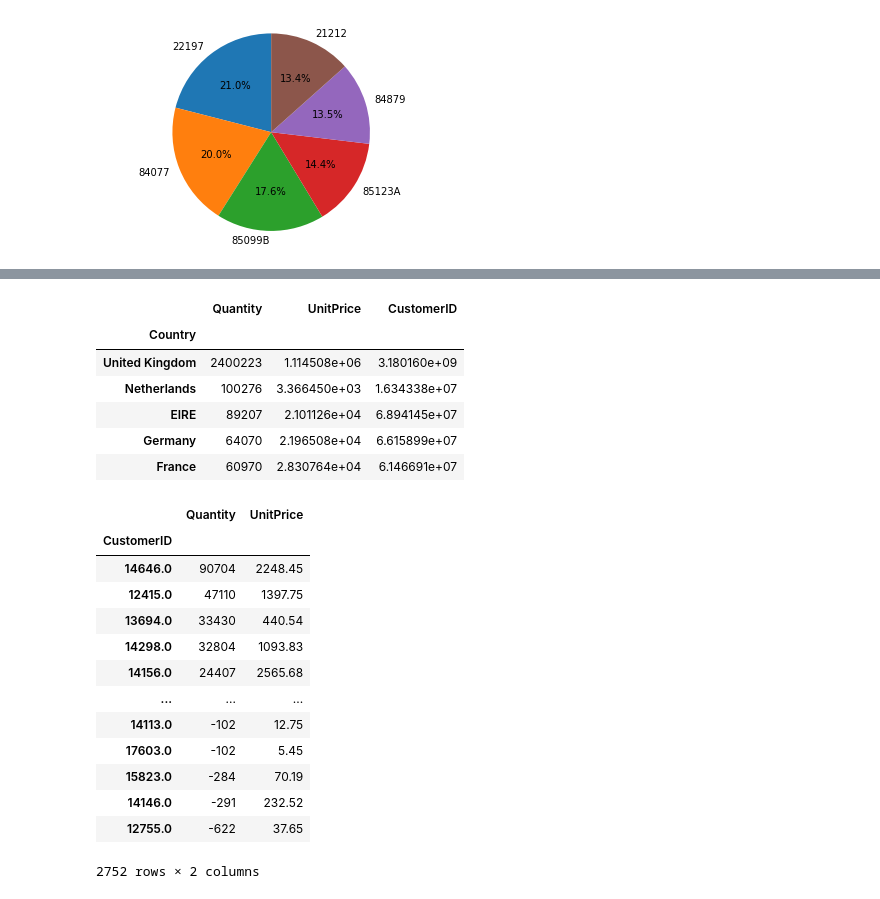
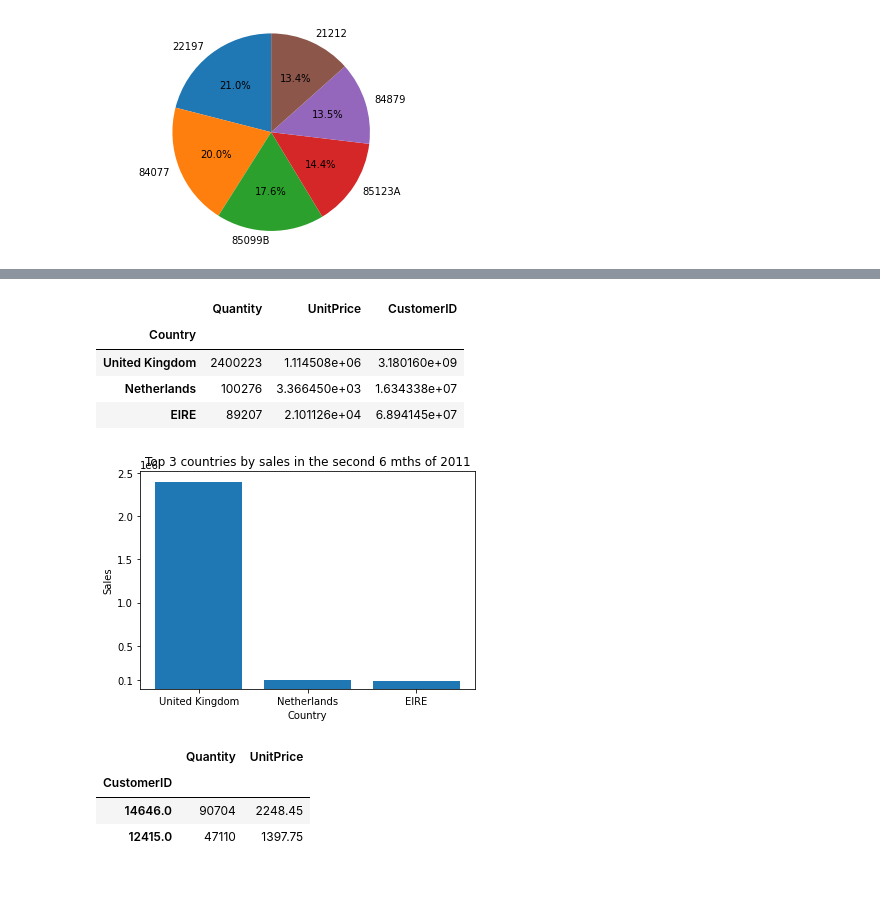
Before and after one commit to georgiev-ventsi/ecommerce-data-analysis, a Jupyter notebook: E-commerce_analysis.ipynb, the cells around one changed output, grey strips where cells are left out. Drawn from its saved outputs; the diff is of its cells as text; code cells hidden in the pictures.

```diff
--- a/E-commerce_analysis.ipynb
+++ b/E-commerce_analysis.ipynb
@@ -60,0 +81,6 @@ dtype: object
+# %%
+# I will drop only the rows that have NaN values in every column.
+main_data = main_data.dropna(how="all")
+main_data.shape
+
+# So, it seems that trete were no such rows, but now, we know it for sure.
@@ -315,17 +361,29 @@ plt.show()
 # %%
-top_country(h2_2011).head(5)
+top_3_country_h2 = top_country(h2_2011,3)
+top_3_country_h2
 # %% [output]
 |  | Quantity | UnitPrice | CustomerID |
 | Country |  |  |  |
 | United Kingdom | 2400223 | 1.114508e+06 | 3.180160e+09 |
 | Netherlands | 100276 | 3.366450e+03 | 1.634338e+07 |
 | EIRE | 89207 | 2.101126e+04 | 6.894145e+07 |
-| Germany | 64070 | 2.196508e+04 | 6.615899e+07 |
-| France | 60970 | 2.830764e+04 | 6.146691e+07 |
+# %%
+# Plot the top 3 countries by sales in the second 6 mths of 2011
+
+plt.bar(list(top_3_country_h2.index), top_3_country_h2['Quantity'])
+plt.xticks(list(top_3_country_h2.index))
+plt.xlabel('Country')
+plt.ylabel('Sales')
+plt.title('Top 3 countries by sales in the second 6 mths of 2011')
+plt.yticks([100000, 500000, 1000000, 1500000, 2000000, 2500000])
+
+plt.show()
+# %% [output]
+[figure, added]
 # %%
 # Find the key clients
 
-def top_clients(dataframe):
+def top_clients(dataframe, num_top_clients):
     data_sorted_by_clients = dataframe.groupby('CustomerID').sum()
-    data_sorted_by_clients = data_sorted_by_clients.sort_values(by='Quantity', ascending=False)
+    data_sorted_by_clients = data_sorted_by_clients.sort_values(by='Quantity', ascending=False).head(num_top_clients)
     return data_sorted_by_clients
@@ -332,17 +392,7 @@ def top_clients(dataframe):
 # %%
-top_clients(h1_2011)
+top_clients(h1_2011,2)
 # %% [output]
 |  | Quantity | UnitPrice |
 | CustomerID |  |  |
 | 14646.0 | 90704 | 2248.45 |
 | 12415.0 | 47110 | 1397.75 |
-| 13694.0 | 33430 | 440.54 |
-| 14298.0 | 32804 | 1093.83 |
-| 14156.0 | 24407 | 2565.68 |
-| ... | ... | ... |
-| 14113.0 | -102 | 12.75 |
-| 17603.0 | -102 | 5.45 |
-| 15823.0 | -284 | 70.19 |
-| 14146.0 | -291 | 232.52 |
-| 12755.0 | -622 | 37.65 |
-2752 rows × 2 columns
```
Also changed, not shown: parts of 16 cells of this notebook.
